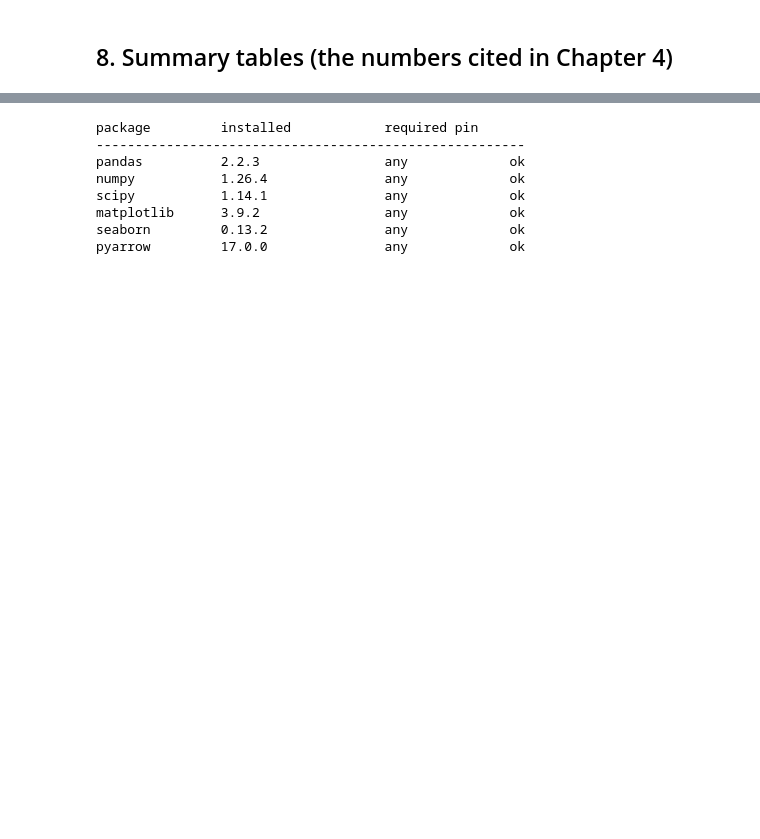
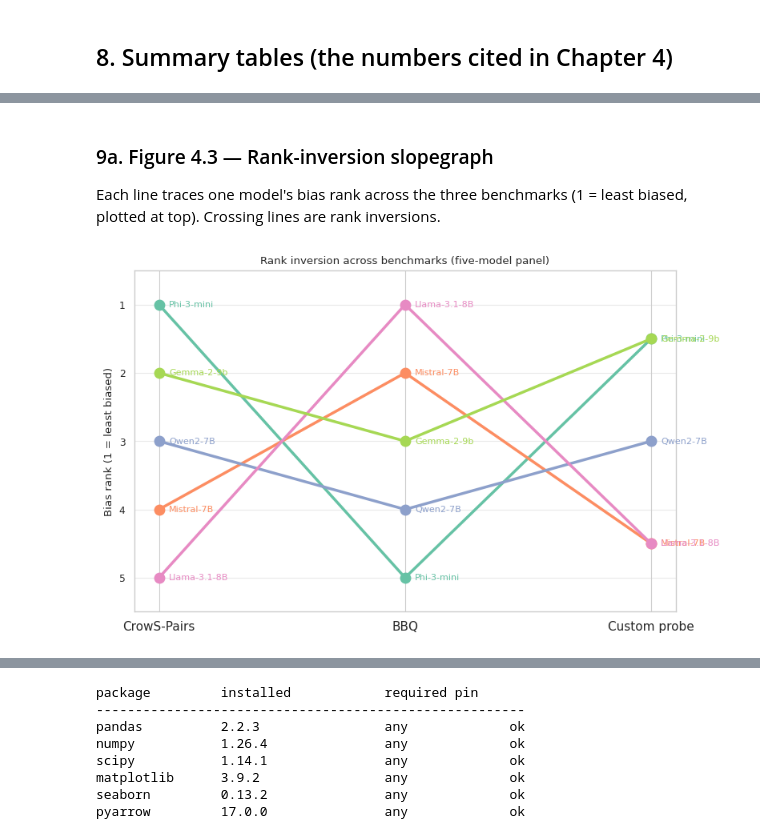
Before and after one commit to oplf-svg/llm-bias-audit, a Jupyter notebook: notebooks/results-dashboard.ipynb, the cells around one changed output, grey strips where cells are left out. Cells and saved outputs as stored; diff of their text form; code cells hidden in the pictures; blank space fills up the shorter version.

```diff
--- a/notebooks/results-dashboard.ipynb
+++ b/notebooks/results-dashboard.ipynb
@@ -419,0 +556,32 @@ physical_appearance  0.7674  0.0133  0.7500  0.7778         4  0.0278
+# %% [markdown]
+### 9a. Figure 4.3 — Rank-inversion slopegraph
+
+Each line traces one model's bias rank across the three benchmarks (1 = least biased, plotted at top). Crossing lines are rank inversions.
+# %%
+import matplotlib.pyplot as plt
+import seaborn as sns
+sns.set_theme(style='whitegrid', context='paper')
+Path('results/figures').mkdir(parents=True, exist_ok=True)
+
+BENCH_LABEL = {'crows_pairs': 'CrowS-Pairs', 'bbq': 'BBQ', 'custom_probe': 'Custom probe'}
+
+fig, ax = plt.subplots(figsize=(8, 5))
+xs = np.arange(len(rank_matrix.columns))
+colors = sns.color_palette('Set2', n_colors=len(rank_matrix))
+for i, model in enumerate(rank_matrix.index):
+    ys = rank_matrix.loc[model].values
+    ax.plot(xs, ys, marker='o', linewidth=2.5, markersize=9, color=colors[i], label=model)
+    for x, y in zip(xs, ys):
+        ax.text(x + 0.04, y, model, fontsize=8, va='center', color=colors[i])
+ax.set_xticks(xs)
+ax.set_xticklabels([BENCH_LABEL[c] for c in rank_matrix.columns], fontsize=11)
+ax.set_yticks(range(1, len(rank_matrix) + 1))
+ax.set_ylim(len(rank_matrix) + 0.5, 0.5)
+ax.set_ylabel('Bias rank (1 = least biased)')
+ax.set_title('Rank inversion across benchmarks (five-model panel)')
+ax.grid(True, axis='y', alpha=0.4)
+fig.tight_layout()
+fig.savefig('results/figures/rank_inversion_slopegraph.png', dpi=200)
+plt.show()
+# %% [output]
+[figure, added]
```
Also changed, not shown: parts of 20 cells of this notebook.
